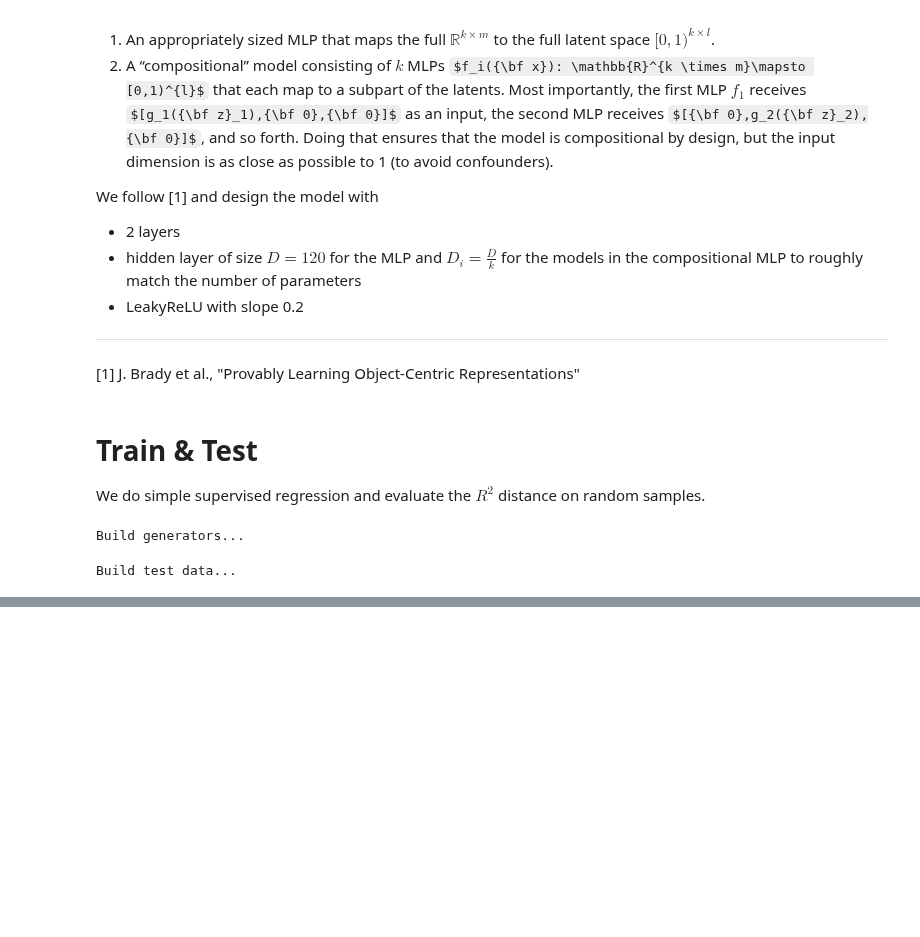
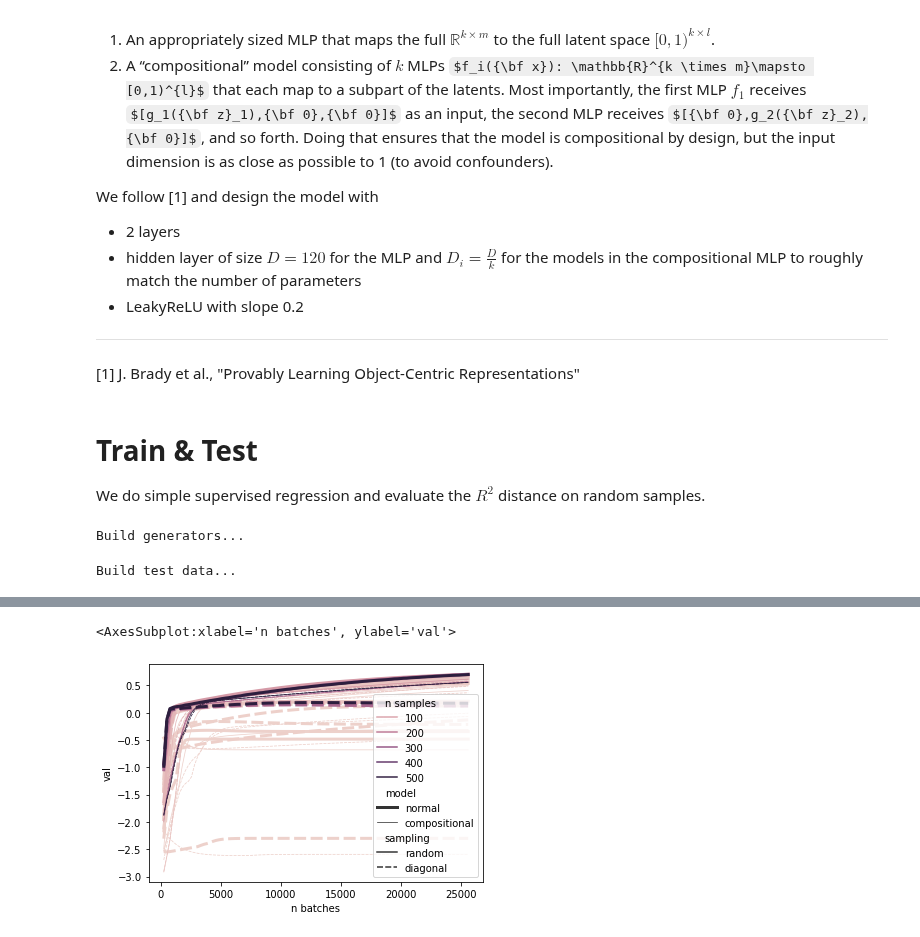
Before and after one commit to brendel-group/compositional-ood-generalization, a Jupyter notebook: numerical_simulation.ipynb, the cells around one changed output, grey strips where cells are left out. Drawn from its saved outputs; the diff is of its cells as text; code cells hidden in the pictures; some formulas as TeX source; blank space fills up the shorter version.

```diff
--- a/numerical_simulation.ipynb
+++ b/numerical_simulation.ipynb
@@ -264,0 +237,36 @@ Train models...
+# %%
+bs = 4
+nb = int(2**10 / bs)
+
+res = []
+for log_n in range(10):
+    n = 2**log_n
+    print(f'n={n:4d}')
+
+    print('Build train data...')
+    tr_ds_rand = Dataset(n, k, l, g, 'random')
+    tr_ds_diag = Dataset(n, k, l, g, 'diagonal')
+
+    tr_ldr_rand = torch.utils.data.DataLoader(tr_ds_rand, batch_sampler=torch.utils.data.BatchSampler(torch.utils.data.RandomSampler(tr_ds_rand, num_samples=nb), bs, False))
+    tr_ldr_diag = torch.utils.data.DataLoader(tr_ds_diag, batch_sampler=torch.utils.data.BatchSampler(torch.utils.data.RandomSampler(tr_ds_diag, num_samples=nb), bs, False))
+
+    print('Build models...')
+    mlp_rand = MLP(k, l, m)
+    mlp_diag = copy.deepcopy(mlp_rand)
+    cmlp_rand = CompositionalMLP(k, l, m)
+    cmlp_diag = copy.deepcopy(cmlp_rand)
+
+    print('Train models...')
+    for i in tqdm(range(100)):
+        res.append({'metric': 'train loss', 'n samples': n, 'n batches': (i+1)*nb, 'model': 'normal', 'sampling': 'random', 'val': train_iter(mlp_rand, tr_ldr_rand).item()})
+        res.append({'metric': 'test R²', 'n samples': n, 'n batches': (i+1)*nb, 'model': 'normal', 'sampling': 'random', 'val': test(mlp_rand, te_ldr).item()})
+        res.append({'metric': 'train loss', 'n samples': n, 'n batches': (i+1)*nb, 'model': 'normal', 'sampling': 'diagonal', 'val': train_iter(mlp_diag, tr_ldr_diag).item()})
+        res.append({'metric': 'test R²', 'n samples': n, 'n batches': (i+1)*nb, 'model': 'normal', 'sampling': 'diagonal', 'val': test(mlp_diag, te_ldr).item()})
+        res.append({'metric': 'train loss', 'n samples': n, 'n batches': (i+1)*nb, 'model': 'compositional', 'sampling': 'random', 'val': train_iter(cmlp_rand, tr_ldr_rand).item()})
+        res.append({'metric': 'test R²', 'n samples': n, 'n batches': (i+1)*nb, 'model': 'compositional', 'sampling': 'random', 'val': test(cmlp_rand, te_ldr).item()})
+        res.append({'metric': 'train loss', 'n samples': n, 'n batches': (i+1)*nb, 'model': 'compositional', 'sampling': 'diagonal', 'val': train_iter(cmlp_diag, tr_ldr_diag).item()})
+        res.append({'metric': 'test R²', 'n samples': n, 'n batches': (i+1)*nb, 'model': 'compositional', 'sampling': 'diagonal', 'val': test(cmlp_diag, te_ldr).item()})
+        # print(f'  {i*nb:5d}\tloss: {loss:2.4f}\tR²: {score:2.4f}')
+        # train(mlp_diag, tr_ldr_diag, epochs=e)
+        # train(cmlp_rand, tr_ldr_rand, epochs=e)
+        # train(cmlp_diag, tr_ldr_diag, epochs=e)
@@ -264,0 +314,3 @@ Train models...
+# %%
+import pandas as pd
+res_df = pd.DataFrame.from_dict(res)
@@ -264,0 +346,6 @@ Train models...
+# %%
+import seaborn as sb
+sb.lineplot(data=res_df.loc[res_df['metric'] == 'test R²'], x='n batches', y='val', hue='n samples', size='model', style='sampling')
+# %% [output]
+<AxesSubplot:xlabel='n batches', ylabel='val'>
+[figure, added]
```
Also changed, not shown: parts of 8 cells of this notebook, 1 other file.
